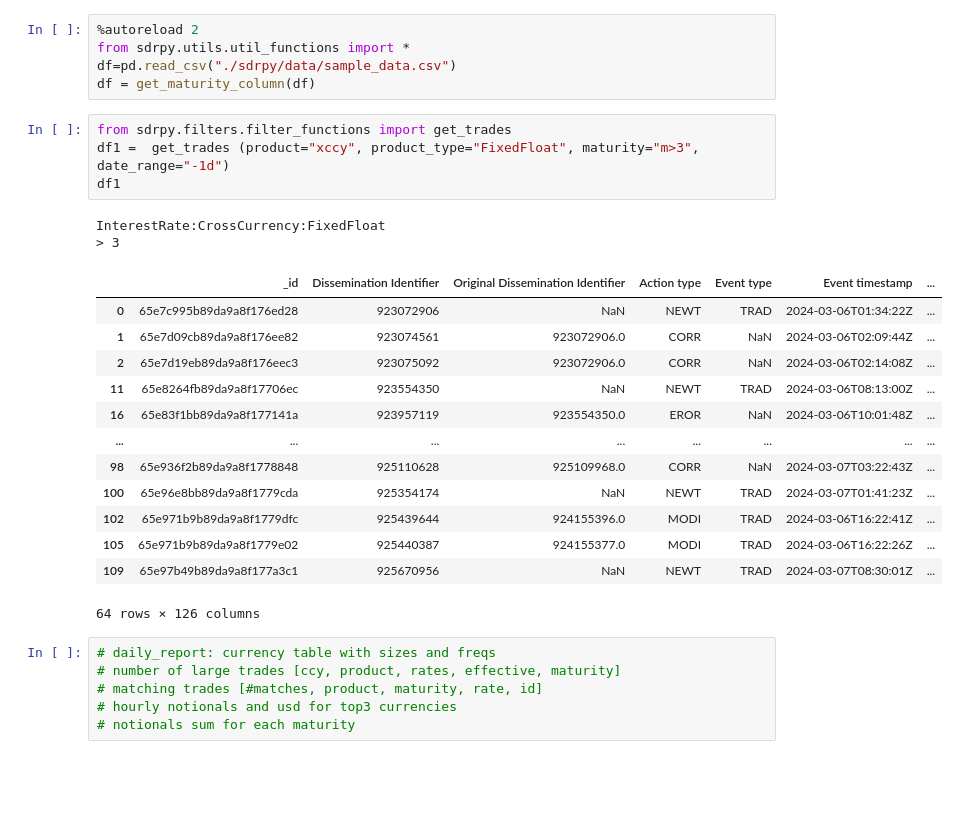
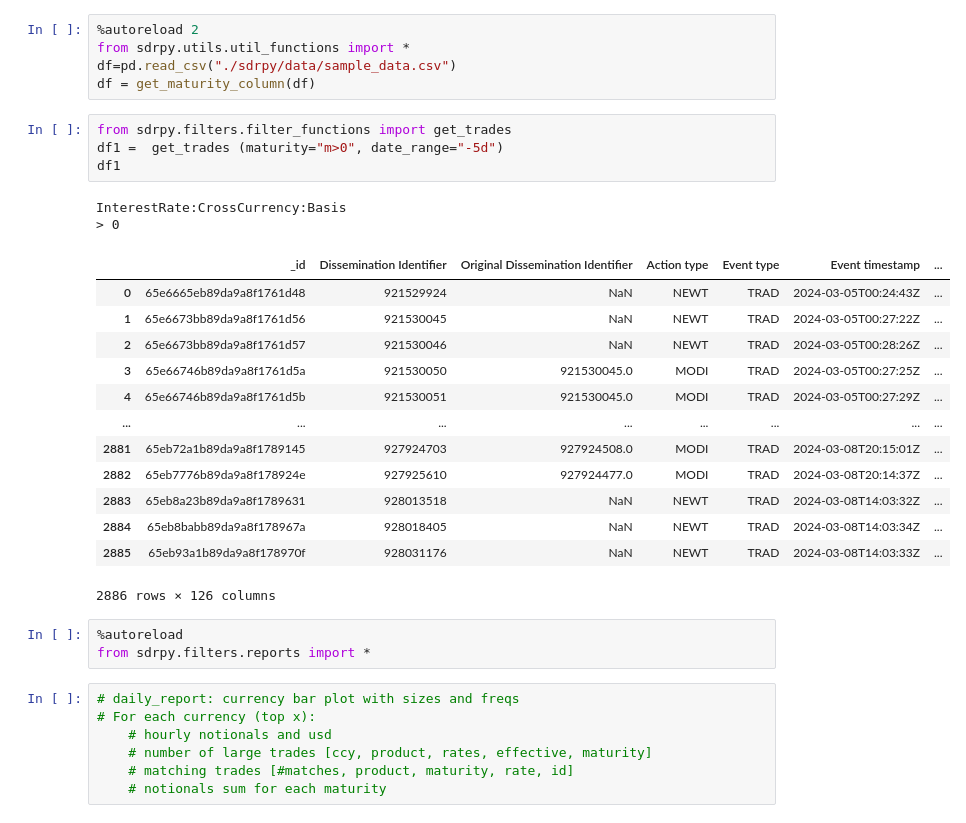
Before and after one commit to Mehedi24434/sdrpy, a Jupyter notebook: testq.ipynb, the cells around one changed output. Drawn from its saved outputs; the diff is of its cells as text; blank space fills up the shorter version.

Commit message:
report updates

```diff
--- a/testq.ipynb
+++ b/testq.ipynb
@@ -16,27 +16,31 @@ df=pd.read_csv("./sdrpy/data/sample_data.csv")
 df = get_maturity_column(df)
 # %%
 from sdrpy.filters.filter_functions import get_trades
-df1 =  get_trades (product="xccy", product_type="FixedFloat", maturity="m>3", date_range="-1d")
+df1 =  get_trades (maturity="m>0", date_range="-5d")
 df1
 # %% [output]
-InterestRate:CrossCurrency:FixedFloat
-> 3
+InterestRate:CrossCurrency:Basis
+> 0
 |  | _id | Dissemination Identifier | Original Dissemination Identifier | Action type | Event type | Event timestamp | ... |
-| 0 | 65e7c995b89da9a8f176ed28 | 923072906 | NaN | NEWT | TRAD | 2024-03-06T01:34:22Z | ... |
-| 1 | 65e7d09cb89da9a8f176ee82 | 923074561 | 923072906.0 | CORR | NaN | 2024-03-06T02:09:44Z | ... |
-| 2 | 65e7d19eb89da9a8f176eec3 | 923075092 | 923072906.0 | CORR | NaN | 2024-03-06T02:14:08Z | ... |
-| 11 | 65e8264fb89da9a8f17706ec | 923554350 | NaN | NEWT | TRAD | 2024-03-06T08:13:00Z | ... |
-| 16 | 65e83f1bb89da9a8f177141a | 923957119 | 923554350.0 | EROR | NaN | 2024-03-06T10:01:48Z | ... |
+| 0 | 65e6665eb89da9a8f1761d48 | 921529924 | NaN | NEWT | TRAD | 2024-03-05T00:24:43Z | ... |
+| 1 | 65e6673bb89da9a8f1761d56 | 921530045 | NaN | NEWT | TRAD | 2024-03-05T00:27:22Z | ... |
+| 2 | 65e6673bb89da9a8f1761d57 | 921530046 | NaN | NEWT | TRAD | 2024-03-05T00:28:26Z | ... |
+| 3 | 65e66746b89da9a8f1761d5a | 921530050 | 921530045.0 | MODI | TRAD | 2024-03-05T00:27:25Z | ... |
+| 4 | 65e66746b89da9a8f1761d5b | 921530051 | 921530045.0 | MODI | TRAD | 2024-03-05T00:27:29Z | ... |
 | ... | ... | ... | ... | ... | ... | ... | ... |
-| 98 | 65e936f2b89da9a8f1778848 | 925110628 | 925109968.0 | CORR | NaN | 2024-03-07T03:22:43Z | ... |
-| 100 | 65e96e8bb89da9a8f1779cda | 925354174 | NaN | NEWT | TRAD | 2024-03-07T01:41:23Z | ... |
-| 102 | 65e971b9b89da9a8f1779dfc | 925439644 | 924155396.0 | MODI | TRAD | 2024-03-06T16:22:41Z | ... |
-| 105 | 65e971b9b89da9a8f1779e02 | 925440387 | 924155377.0 | MODI | TRAD | 2024-03-06T16:22:26Z | ... |
-| 109 | 65e97b49b89da9a8f177a3c1 | 925670956 | NaN | NEWT | TRAD | 2024-03-07T08:30:01Z | ... |
+| 2881 | 65eb72a1b89da9a8f1789145 | 927924703 | 927924508.0 | MODI | TRAD | 2024-03-08T20:15:01Z | ... |
+| 2882 | 65eb7776b89da9a8f178924e | 927925610 | 927924477.0 | MODI | TRAD | 2024-03-08T20:14:37Z | ... |
+| 2883 | 65eb8a23b89da9a8f1789631 | 928013518 | NaN | NEWT | TRAD | 2024-03-08T14:03:32Z | ... |
+| 2884 | 65eb8babb89da9a8f178967a | 928018405 | NaN | NEWT | TRAD | 2024-03-08T14:03:34Z | ... |
+| 2885 | 65eb93a1b89da9a8f178970f | 928031176 | NaN | NEWT | TRAD | 2024-03-08T14:03:33Z | ... |
-64 rows × 126 columns
+2886 rows × 126 columns
+# %%
+%autoreload
+from sdrpy.filters.reports import *
 # %%
-# daily_report: currency table with sizes and freqs
-# number of large trades [ccy, product, rates, effective, maturity]
-# matching trades [#matches, product, maturity, rate, id]
-# hourly notionals and usd for top3 currencies
-# notionals sum for each maturity
+# daily_report: currency bar plot with sizes and freqs
+# For each currency (top x):
+    # hourly notionals and usd
+    # number of large trades [ccy, product, rates, effective, maturity]
+    # matching trades [#matches, product, maturity, rate, id]
+    # notionals sum for each maturity
```
Also changed, not shown: parts of 3 cells of this notebook, 3 other files.
